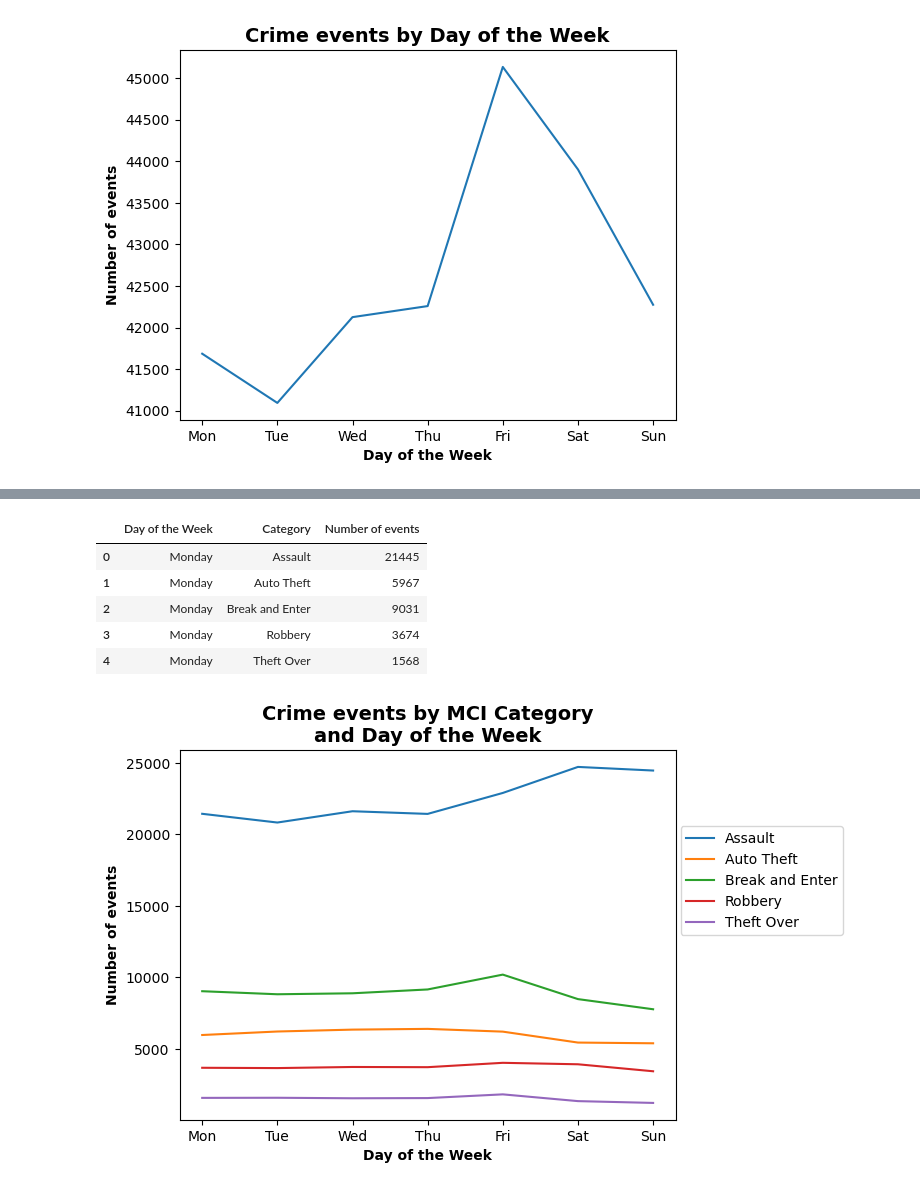
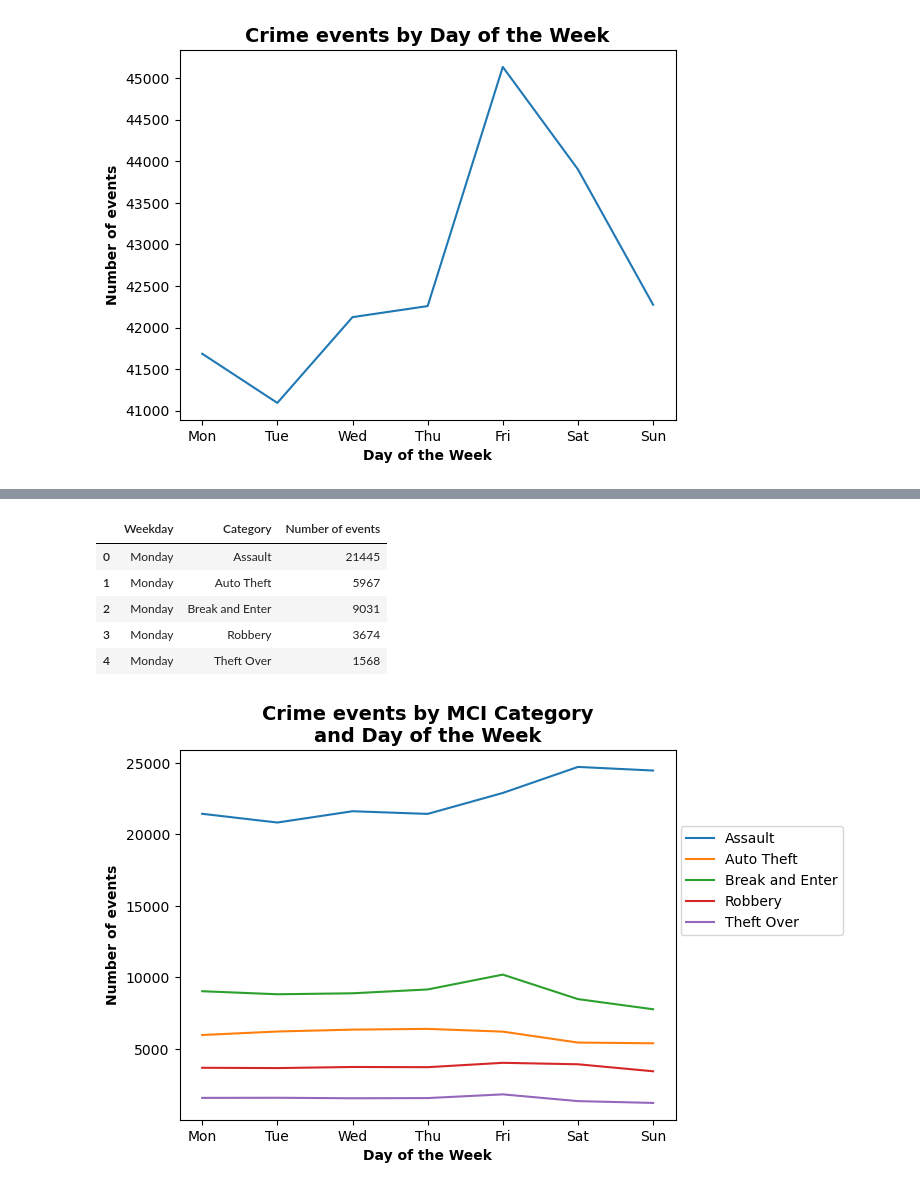
Before and after one commit to fannysigouin/project1, a Jupyter notebook: q2_peak_times.ipynb, the cells around one changed output, grey strips where cells are left out. Cells and saved outputs as stored; diff of their text form; code cells hidden in the pictures.

```diff
--- a/q2_peak_times.ipynb
+++ b/q2_peak_times.ipynb
@@ -40,8 +46,8 @@ df = (df[['OCC_YEAR', 'OCC_MONTH', 'OCC_DAY', 'OCC_DOW', 'OCC_HOUR', 'MCI_CATEGO
         columns={
             'OCC_YEAR': 'Year',
             'OCC_MONTH': 'Month',
-            'OCC_DAY': 'Day of the Month',
-            'OCC_DOW': 'Day of the Week',
+            'OCC_DAY': 'Day',
+            'OCC_DOW': 'Weekday',
             'OCC_HOUR': 'Hour',
             'MCI_CATEGORY': 'Category',
             'OFFENCE': 'Offence',
@@ -79,7 +85,7 @@ df['Month'] = (df['Month']
 )
 
 # Make day of the week an ordered categorical variable
-df['Day of the Week'] = (df['Day of the Week']
+df['Weekday'] = (df['Weekday']
     .str.strip()
     .astype(
         CategoricalDtype(
@@ -358,15 +490,15 @@ plt.show()
 # %%
 # count by category and dow
 dow_category_count = (df
-    .groupby(['Day of the Week', 'Category'], as_index=False)
+                      .groupby(['Weekday', 'Category'], as_index=False)
     .size()
     .fillna(0)
     .rename(columns={'size': 'Number of events'})
 )
 
 dow_category_count.head()
 # %% [output]
-|  | Day of the Week | Category | Number of events |
+|  | Weekday | Category | Number of events |
 | 0 | Monday | Assault | 21445 |
 | 1 | Monday | Auto Theft | 5967 |
 | 2 | Monday | Break and Enter | 9031 |
```
Also changed, not shown: parts of 26 cells of this notebook.
